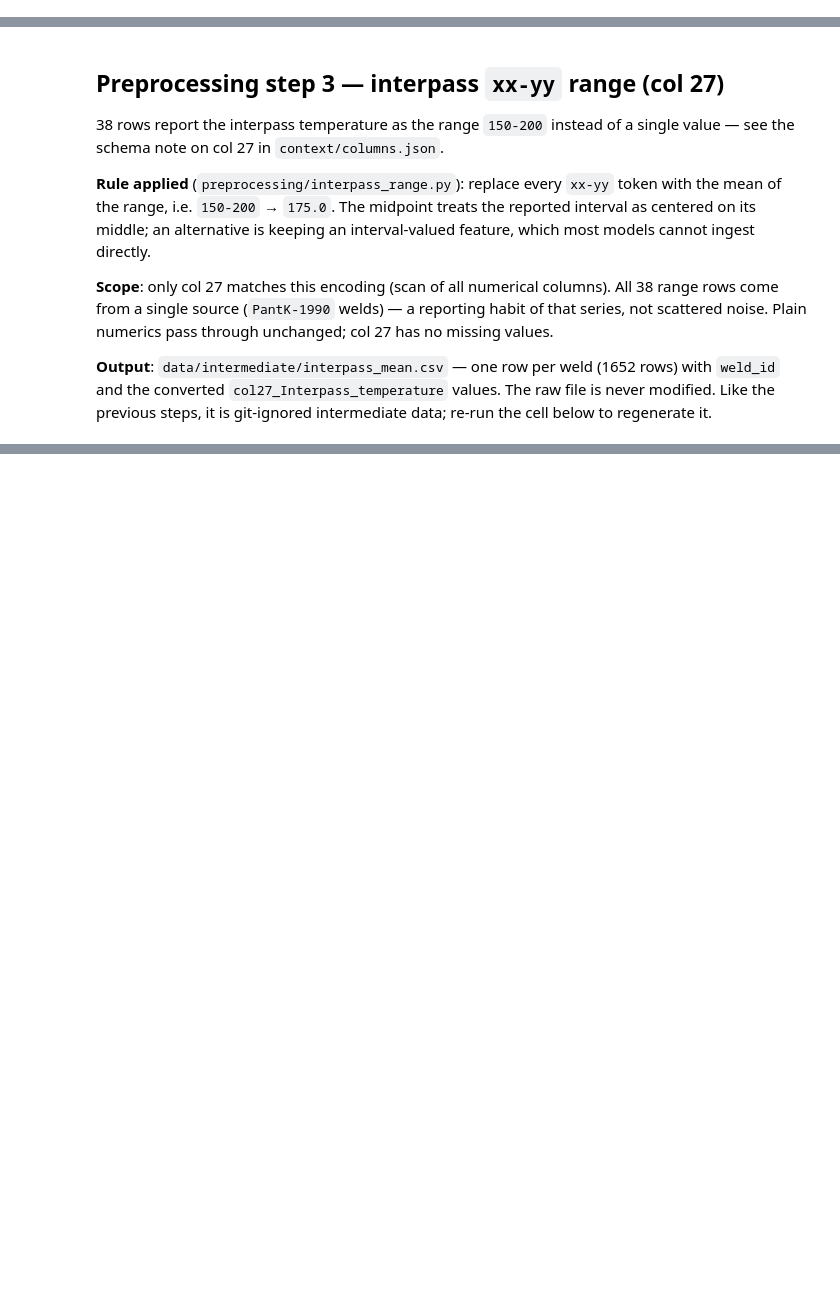
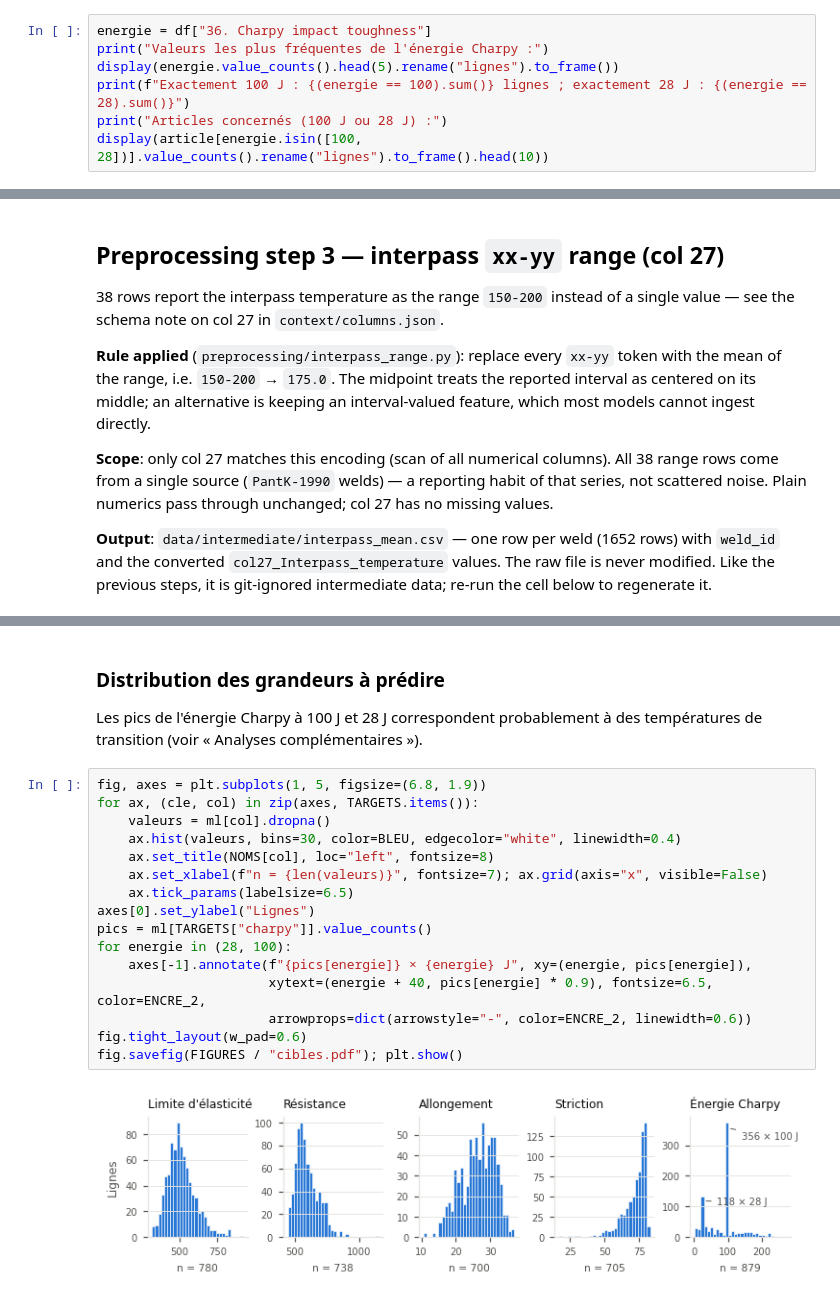
Before and after one commit to marglgls/Projet-ML-soudures, a Jupyter notebook: data_preprocessing.ipynb, the cells around one changed output, grey strips where cells are left out. Saved outputs shown, nothing was run; the diff lists cells and outputs as text; blank space fills up the shorter version.

```diff
--- a/data_preprocessing.ipynb
+++ b/data_preprocessing.ipynb
@@ -292,0 +406,7 @@ Value frequencies:
+# %%
+energie = df["36. Charpy impact toughness"]
+print("Valeurs les plus fréquentes de l'énergie Charpy :")
+display(energie.value_counts().head(5).rename("lignes").to_frame())
+print(f"Exactement 100 J : {(energie == 100).sum()} lignes ; exactement 28 J : {(energie == 28).sum()}")
+print("Articles concernés (100 J ou 28 J) :")
+display(article[energie.isin([100, 28])].value_counts().rename("lignes").to_frame().head(10))
@@ -505,0 +917,23 @@ check: 1652 data rows x 30 columns, none dropped present
+# %% [markdown]
+### Distribution des grandeurs à prédire
+
+Les pics de l'énergie Charpy à 100 J et 28 J correspondent probablement à des
+températures de transition (voir « Analyses complémentaires »).
+# %%
+fig, axes = plt.subplots(1, 5, figsize=(6.8, 1.9))
+for ax, (cle, col) in zip(axes, TARGETS.items()):
+    valeurs = ml[col].dropna()
+    ax.hist(valeurs, bins=30, color=BLEU, edgecolor="white", linewidth=0.4)
+    ax.set_title(NOMS[col], loc="left", fontsize=8)
+    ax.set_xlabel(f"n = {len(valeurs)}", fontsize=7); ax.grid(axis="x", visible=False)
+    ax.tick_params(labelsize=6.5)
+axes[0].set_ylabel("Lignes")
+pics = ml[TARGETS["charpy"]].value_counts()
+for energie in (28, 100):
+    axes[-1].annotate(f"{pics[energie]} × {energie} J", xy=(energie, pics[energie]),
+                      xytext=(energie + 40, pics[energie] * 0.9), fontsize=6.5, color=ENCRE_2,
+                      arrowprops=dict(arrowstyle="-", color=ENCRE_2, linewidth=0.6))
+fig.tight_layout(w_pad=0.6)
+fig.savefig(FIGURES / "cibles.pdf"); plt.show()
+# %% [output]
+[figure, added]
```
Also changed, not shown: parts of 37 cells of this notebook, 24 other files.
